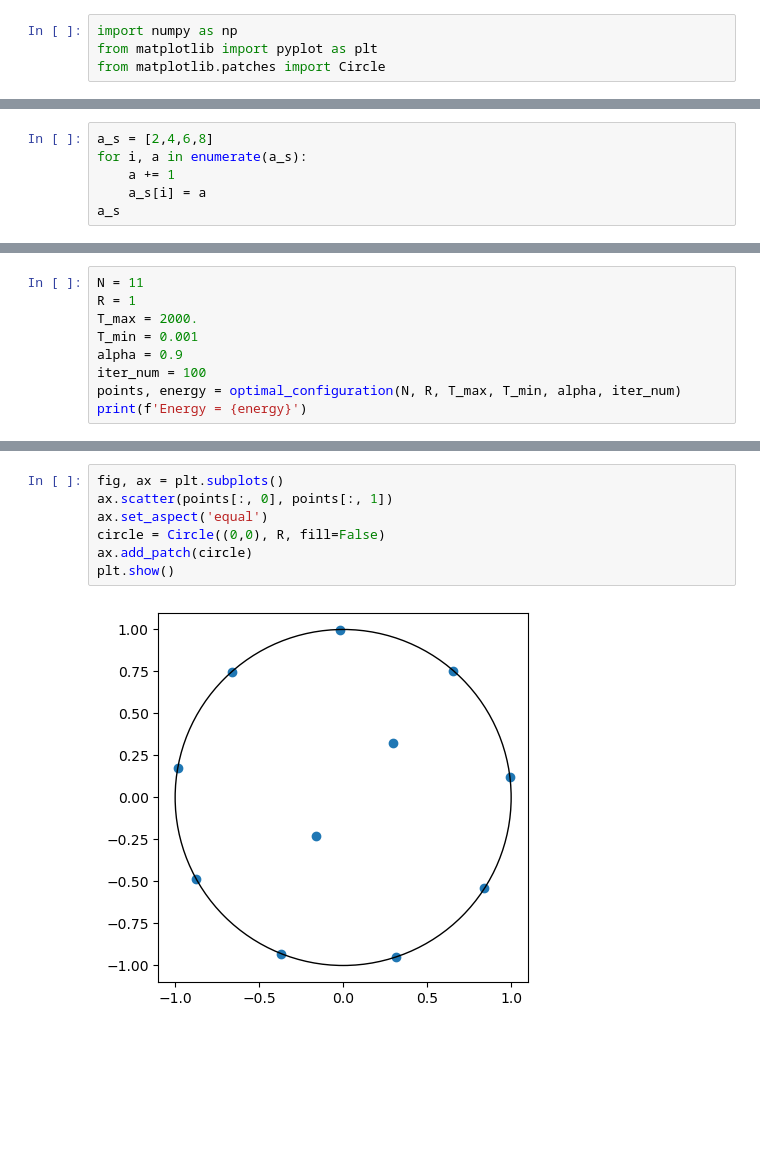
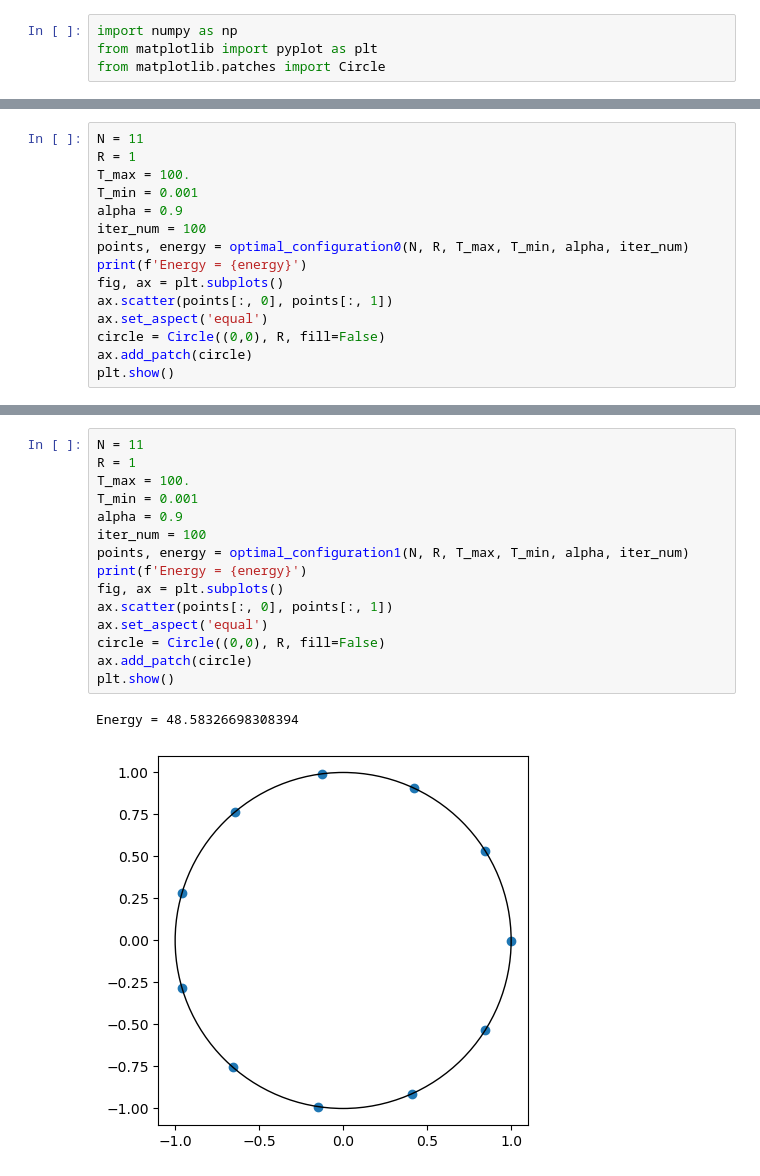
Before and after one commit to Asewlal01/SimAnnealParticleOptimize, a Jupyter notebook: draft.ipynb, the cells around one changed output, grey strips where cells are left out. Drawn from its saved outputs; the diff is of its cells as text; blank space fills up the shorter version.

```diff
--- a/draft.ipynb
+++ b/draft.ipynb
@@ -57,9 +60,3 @@ def optimal_configuration(N, R, initial_temp, min_temp, alpha, iter_num=100):
 
     # Return the final points and energy
     return final_points, final_energy
-# %%
-a_s = [2,4,6,8]
-for i, a in enumerate(a_s):
-    a += 1
-    a_s[i] = a
-a_s
@@ -68,10 +63,16 @@ a_s
 # %%
 N = 11
 R = 1
-T_max = 2000.
+T_max = 100.
 T_min = 0.001
 alpha = 0.9
 iter_num = 100
-points, energy = optimal_configuration(N, R, T_max, T_min, alpha, iter_num)
+points, energy = optimal_configuration0(N, R, T_max, T_min, alpha, iter_num)
 print(f'Energy = {energy}')
+fig, ax = plt.subplots()
+ax.scatter(points[:, 0], points[:, 1])
+ax.set_aspect('equal')
+circle = Circle((0,0), R, fill=False)
+ax.add_patch(circle)
+plt.show()
 # %% [output]
@@ -79,9 +126,18 @@ Energy = 49.957436891492335
 # %%
+N = 11
+R = 1
+T_max = 100.
+T_min = 0.001
+alpha = 0.9
+iter_num = 100
+points, energy = optimal_configuration1(N, R, T_max, T_min, alpha, iter_num)
+print(f'Energy = {energy}')
 fig, ax = plt.subplots()
 ax.scatter(points[:, 0], points[:, 1])
 ax.set_aspect('equal')
 circle = Circle((0,0), R, fill=False)
 ax.add_patch(circle)
 plt.show()
 # %% [output]
+Energy = 48.58326698308394
-[figure, old version]
+[figure, new version]
```
Also changed, not shown: parts of 7 cells of this notebook.
